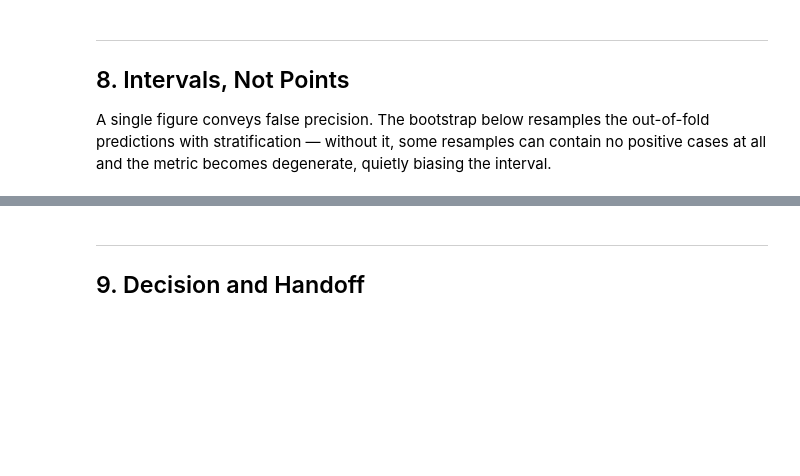
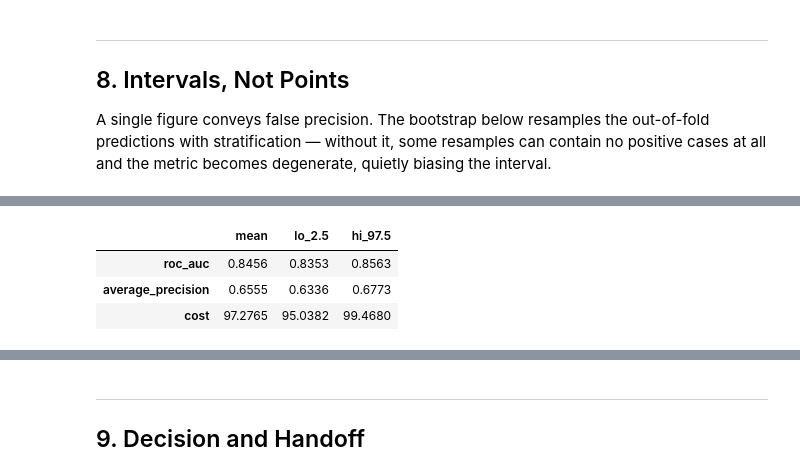
Before and after one commit to rbennum/telco-churn, a Jupyter notebook: notebooks/04_model/04_model.ipynb, the cells around one changed output, grey strips where cells are left out. Drawn from its saved outputs; the diff is of its cells as text; code cells hidden in the pictures; blank space fills up the shorter version.

```diff
--- a/notebooks/04_model/04_model.ipynb
+++ b/notebooks/04_model/04_model.ipynb
@@ -580,0 +742,90 @@ print("the data cannot yet settle whether the project clears its own bar.")
+# %%
+from sklearn.metrics import average_precision_score, roc_auc_score
+from sklearn.utils import resample
+
+
+def build_final_estimator():
+    """The exact configuration that will be saved. Built once, used everywhere.
+
+    Reported metrics must describe the artifact that ships. Measuring an untuned
+    model and then saving a tuned one publishes an interval for a configuration
+    nobody evaluated.
+    """
+    model = CANDIDATES[BEST_MODEL]
+    if BEST_MODEL in best_params:
+        tuned = {k.replace("model__", ""): v for k, v in best_params[BEST_MODEL].items()}
+        model = model.__class__(**{**model.get_params(), **tuned})
+    est = build_pipeline(model)
+    if CALIBRATION != "uncalibrated":
+        est = CalibratedClassifierCV(
+            est, method="isotonic" if CALIBRATION == "isotonic" else "sigmoid", cv=3)
+    return est
+
+
+FINAL_EST = build_final_estimator()
+print(f"final configuration: {BEST_MODEL} | {CALIBRATION} | {THRESHOLD_STRATEGY}")
+print(f"tuned params applied: {bool(best_params.get(BEST_MODEL))}\n")
+
+# Out-of-fold predictions from the FINAL configuration, on the same folds.
+proba_best = cross_val_predict(FINAL_EST, X, y, cv=CV,
+                               method="predict_proba", n_jobs=-1)[:, 1]
+budget.record("final_config_oof", 1)
+
+final_cv = cross_validate(FINAL_EST, X, y, cv=CV, scoring=SCORING, n_jobs=-1)
+budget.record("final_config_cv", 1)
+FINAL_COST = -final_cv["test_neg_cost"].mean()
+print(f"final config per-fold cost: {np.round(-final_cv['test_neg_cost'], 3)}")
+print(f"mean USD {FINAL_COST:.3f} (sd {final_cv['test_neg_cost'].std():.3f})")
+rng = np.random.RandomState(RANDOM_SEED)
+idx = np.arange(len(y))
+
+boot = {"roc_auc": [], "average_precision": [], "cost": []}
+for _ in range(1000):
+    b = resample(idx, stratify=y, random_state=rng.randint(1_000_000))
+    yb, pb = y.iloc[b], proba_best[b]
+    mc, ct = X.iloc[b]["MonthlyCharges"], X.iloc[b]["Contract"]
+    action = (policy_from_proba(pb, mc, ct) if THRESHOLD_STRATEGY == "cost_derived"
+              else (pb > (0.5 if THRESHOLD_STRATEGY == "cost_at_0.5"
+                          else thr["t_empirical_inner"].mean())).astype(int))
+    boot["roc_auc"].append(roc_auc_score(yb, pb))
+    boot["average_precision"].append(average_precision_score(yb, pb))
+    boot["cost"].append(cost_per_customer(yb, action, mc, ct))
+
+ci = pd.DataFrame({
+    k: {"mean": np.mean(v), "lo_2.5": np.percentile(v, 2.5), "hi_97.5": np.percentile(v, 97.5)}
+    for k, v in boot.items()
+}).T
+display(ci.round(4))
+
+lo, hi = np.percentile(boot["cost"], [2.5, 97.5])
+cap_lo = (BEST_NAIVE - hi) / HEADROOM
+cap_hi = (BEST_NAIVE - lo) / HEADROOM
+cap_point = (BEST_NAIVE - np.mean(boot["cost"])) / HEADROOM
+
+PASS_AT, ABORT_BELOW = 0.40, 0.15
+print(f"\nHeadroom captured : {cap_point:.1%}  95% CI [{cap_lo:.1%}, {cap_hi:.1%}]")
+print(f"Rule fixed in notebook 01: continue at >={PASS_AT:.0%}, abandon below {ABORT_BELOW:.0%}")
+
+if cap_lo >= PASS_AT:
+    VERDICT = "PASS"
+    verdict_note = "the whole interval clears the continue threshold."
+elif cap_hi < ABORT_BELOW:
+    VERDICT = "ABANDON"
+    verdict_note = "the whole interval sits below the abandon threshold."
+elif cap_hi < PASS_AT:
+    VERDICT = "DOES NOT CLEAR"
+    verdict_note = (
+        "the interval never reaches the continue threshold, so the model does not "
+        "meet the bar this project set for itself before any modelling began. "
+        f"The lower bound also falls below {ABORT_BELOW:.0%}, meaning the data cannot "
+        "settle which side of the abandon line the true value lies on."
+    )
+else:
+    VERDICT = "INCONCLUSIVE"
+    verdict_note = "the interval spans the decision boundary; more data or a better feature set is needed to resolve it."
+
+print(f"\nVERDICT: {VERDICT}")
+print(verdict_note)
+print("\nThis is a result, not a failure. A rule fixed in advance and then honoured")
+print("is worth more than a rule adjusted afterwards to match the outcome.")
+# %% [output]
@@ -580,0 +837,4 @@ print("the data cannot yet settle whether the project clears its own bar.")
+|  | mean | lo_2.5 | hi_97.5 |
+| roc_auc | 0.8456 | 0.8353 | 0.8563 |
+| average_precision | 0.6555 | 0.6336 | 0.6773 |
+| cost | 97.2765 | 95.0382 | 99.4680 |
```
Also changed, not shown: parts of 22 cells of this notebook, 2 other files.
